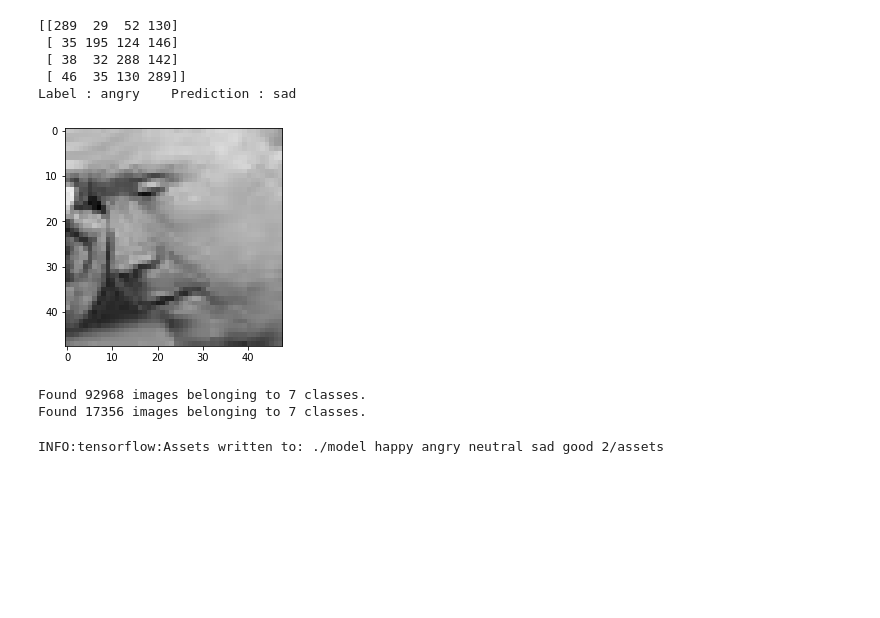
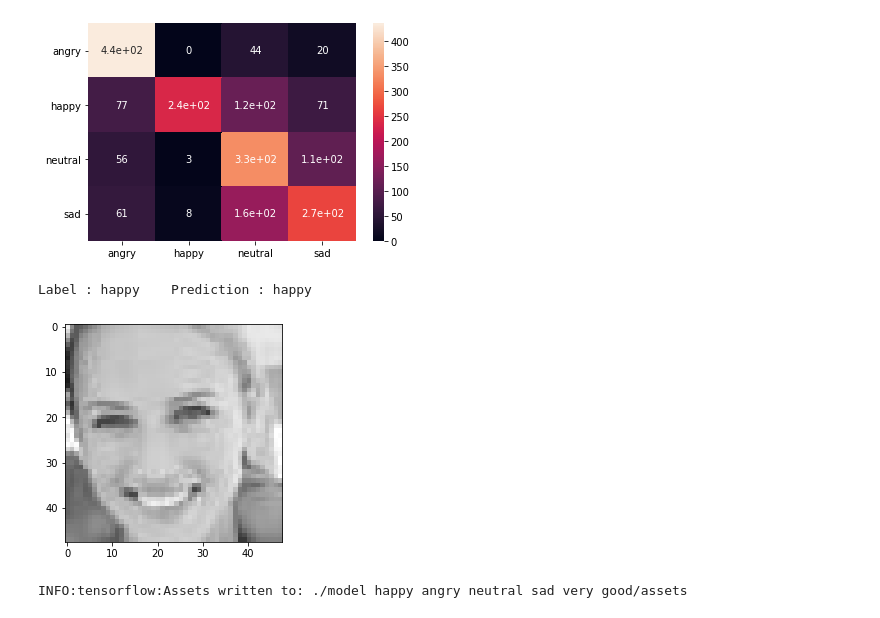
Before and after one commit to aristachristian/Bangkit-B21-CAP0374-Facial_Expression_Recognition, a Jupyter notebook: Model Training.ipynb, the cells around one changed output. Cells and saved outputs as stored; diff of their text form; code cells hidden in the pictures; blank space fills up the shorter version.

```diff
--- a/Model Training.ipynb
+++ b/Model Training.ipynb
@@ -25,6 +25,6 @@ angry : 6566
 fear : 4859
 """
 
-for i in os.listdir("./Facial Expression Dataset Filtered/train") :
-    print(i, ":", len(os.listdir("./Facial Expression Dataset Filtered/train/" + i)))
+for i in os.listdir("./Facial Expression Dataset Filtered 2/train") :
+    print(i, ":", len(os.listdir("./Facial Expression Dataset Filtered 2/train/" + i)))
 # %% [output]
@@ -46,14 +46,14 @@ def prepareImage(path):
     #img = np.expand_dims(img, axis=0)
     #return tf.keras.applications.mobilenet.preprocess_input(img)
 # %%
-trainDir = "./Facial Expression Dataset Filtered/train/"
+trainDir = "./Facial Expression Dataset Filtered 2/train/"
 #trainDir = "./MMAFEDB/train/"
 expression = ["angry", "happy", "neutral", "sad"]
 
 imgTrain = []
 labelTrain = []
 
-numOfData = 3000
+numOfData = 4000
 for label, labelName in enumerate(expression) :
     for i in tqdm(os.listdir(trainDir + labelName)[:numOfData]) :
         imgTrain.append(prepareImage(os.path.join(trainDir, labelName, i)))
@@ -94,3 +96,3 @@ WARNING:tensorflow:`input_shape` is undefined or non-square, or `rows` is not in
 # %%
-history = model.fit(imgTrain, labelTrain, epochs=30)
+history = model.fit(imgTrain, labelTrain, epochs=50, validation_split=0.1)
 # %% [output]
@@ -132,7 +134,7 @@ print(prediction, "\n", expression[np.argmax(prediction)])
  neutral
 # %%
 #testDir = "./Facial Expression Dataset/test/"
-testDir = "./Facial Expression Dataset Filtered/test/"
+testDir = "./Facial Expression Dataset Filtered 2/test/"
 #expression = ["angry", "happy", "neutral", "sad"]
 #expression = ["angry", "happy"]
 
@@ -156,46 +158,17 @@ prediction = model.predict(imgTest)
 cm = confusion_matrix(np.argmax(labelTest, axis=1), np.argmax(prediction, axis=1))
 #for i in prediction :
 #    print(np.argmax(i))
+# %%
+sns.heatmap(cm, annot=True, xticklabels=expression, yticklabels=expression)
+plt.yticks(rotation=0)
+plt.show()
+# %% [output]
+[figure, added]
 # %%
-print(cm)
-index = 0
+index = 508
 print("Label :", expression[np.argmax(labelTest[index])], "   Prediction :", expression[np.argmax(prediction[index])])
 plt.imshow(imgTest[index])
 plt.show()
 # %% [output]
-[[289  29  52 130]
- [ 35 195 124 146]
- [ 38  32 288 142]
- [ 46  35 130 289]]
-Label : angry    Prediction : sad
+Label : happy    Prediction : happy
-[figure, old version]
+[figure, new version]
-# %%
-import os
-
-baseDir = "./MMAFEDB"
-trainDir = os.path.join(baseDir, "train")
-valDir = os.path.join(baseDir, "valid")
-testDir = os.path.join(baseDir, "test")
-
-trainDatagen = tf.keras.preprocessing.image.ImageDataGenerator(rescale = 1.0/255.0,
-                                                               rotation_range = 40,
-                                                               width_shift_range = 0.2,
-                                                               height_shift_range = 0.2,
-                                                               shear_range = 0.2,
-                                                               zoom_range = 0.2,
-                                                               horizontal_flip = True)
-
-testDatagen = tf.keras.preprocessing.image.ImageDataGenerator(rescale = 1.0/255.0)
-
-trainGenerator = trainDatagen.flow_from_directory(trainDir,
-                                                   batch_size = 20,
-                                                   class_mode = 'categorical',
-                                                   target_size = (224, 224))
-
-validationGenerator = testDatagen.flow_from_directory(valDir,
-                                                       batch_size  = 20,
-                                                       class_mode  = 'categorical',
-                                                       target_size = (224, 224))
-# %% [output]
-Found 92968 images belonging to 7 classes.
-Found 17356 images belonging to 7 classes.
@@ -209,5 +175,5 @@ history = model.fit(
 # %%
-model.save("./model happy angry neutral sad good 2")
+model.save("./model happy angry neutral sad very good")
 # %% [output]
-INFO:tensorflow:Assets written to: ./model happy angry neutral sad good 2/assets
+INFO:tensorflow:Assets written to: ./model happy angry neutral sad very good/assets
 # %%
```
Also changed, not shown: parts of 8 cells of this notebook.
